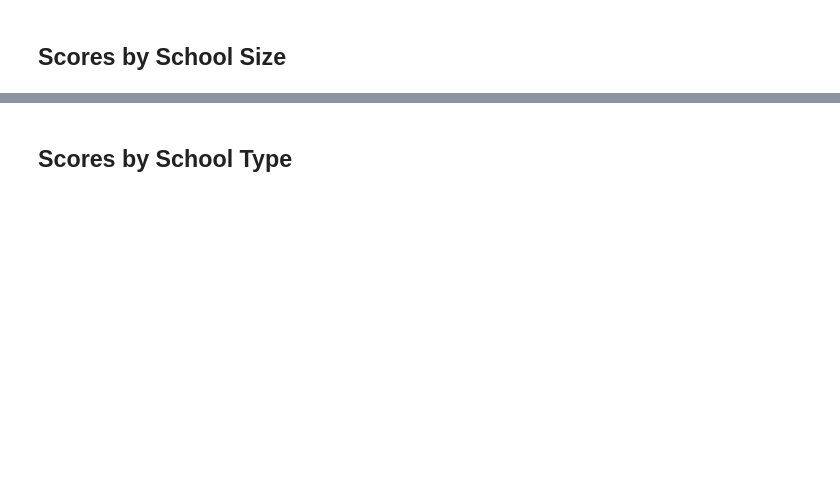
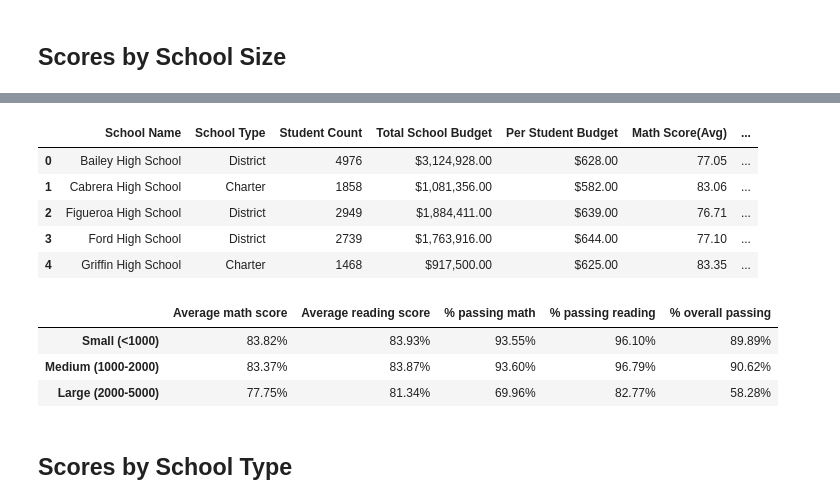
Before and after one commit to StarkArk/standardized_testing, a Jupyter notebook: py_city_schools.ipynb, the cells around one changed output, grey strips where cells are left out. Saved outputs shown, nothing was run; the diff lists cells and outputs as text; code cells hidden in the pictures; blank space fills up the shorter version.

```diff
--- a/py_city_schools.ipynb
+++ b/py_city_schools.ipynb
@@ -630,2 +687,18 @@ per_school_summary
+# %%
+# Ready columns for calculations - Remove % and cast columns to float - ONlY run once
+per_school_summary["Math Score(Avg)"]= per_school_summary["Math Score(Avg)"].str[:-1].astype(float)
+per_school_summary["Reading Score(Avg)"]= per_school_summary["Reading Score(Avg)"].str[:-1].astype(float)
+per_school_summary["Percent Passing Math"]= per_school_summary["Percent Passing Math"].str[:-1].astype(float)
+per_school_summary["Percent Passing Reading"]= per_school_summary["Percent Passing Reading"].str[:-1].astype(float)
+per_school_summary["Percent Passing Overall"]= per_school_summary["Percent Passing Overall"].str[:-1].astype(float)
+
+per_school_summary.head()
+# %% [output]
+|  | School Name | School Type | Student Count | Total School Budget | Per Student Budget | Math Score(Avg) | ... |
+| 0 | Bailey High School | District | 4976 | $3,124,928.00 | $628.00 | 77.05 | ... |
+| 1 | Cabrera High School | Charter | 1858 | $1,081,356.00 | $582.00 | 83.06 | ... |
+| 2 | Figueroa High School | District | 2949 | $1,884,411.00 | $639.00 | 76.71 | ... |
+| 3 | Ford High School | District | 2739 | $1,763,916.00 | $644.00 | 77.10 | ... |
+| 4 | Griffin High School | Charter | 1468 | $917,500.00 | $625.00 | 83.35 | ... |
 # %%
 # Calculate averages for the desired columns.
@@ -637,9 +710,27 @@ size_overall_passing = per_school_summary.groupby(["School Size"])["% Overall Pa
 # %%
 # Create a DataFrame called `size_summary` that breaks down school performance based on school size (small, medium, or large).
 # Use the scores above to create a new DataFrame called `size_summary`
-size_summary =
+size_summary_list = [size_math_scores, size_reading_scores, size_passing_math,
+                         size_passing_reading, size_overall_passing]
+size_columns = ["Average math score", "Average reading score", "% passing math",
+                    "% passing reading", "% overall passing"]
+size_summary = pd.DataFrame()
+
+for col in size_summary_list:
+    size_summary = pd.concat([size_summary, col], axis = 1)
+
+# Name and Format columns
+size_summary.columns = size_columns
+
+for i in size_columns:
+    size_summary[i] = size_summary[i].map("{:.2f}%".format)
 
 # Display results
 size_summary
+# %% [output]
+|  | Average math score | Average reading score | % passing math | % passing reading | % overall passing |
+| Small (<1000) | 83.82% | 83.93% | 93.55% | 96.10% | 89.89% |
+| Medium (1000-2000) | 83.37% | 83.87% | 93.60% | 96.79% | 90.62% |
+| Large (2000-5000) | 77.75% | 81.34% | 69.96% | 82.77% | 58.28% |
 # %% [markdown]
 ## Scores by School Type
```
Also changed, not shown: parts of 14 cells of this notebook.
